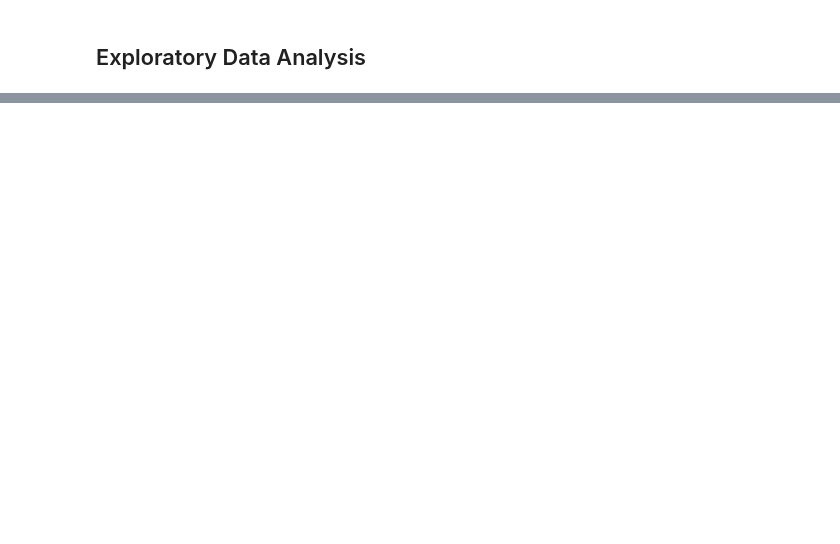
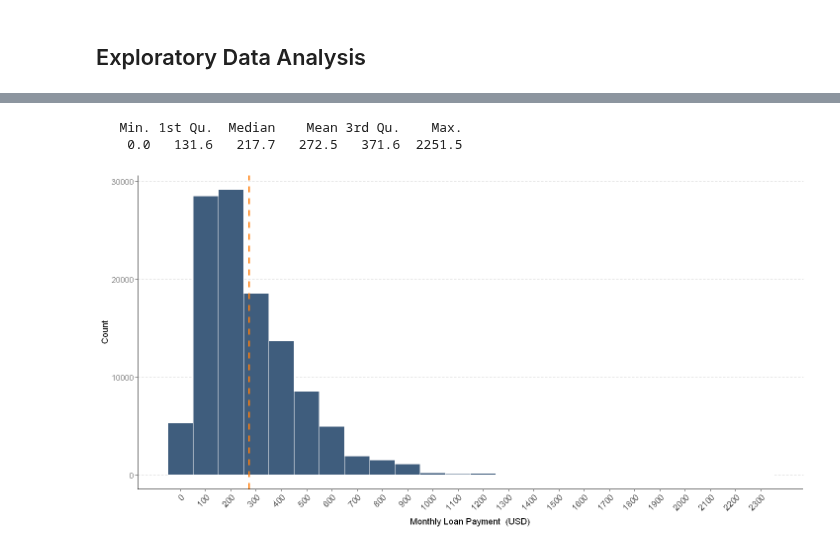
Before and after one commit to BarbaraStempien/DA--Loan-Data-from-Prosper, a Jupyter notebook: analysis.ipynb, the cells around one changed output, grey strips where cells are left out. Saved outputs shown, nothing was run; the diff lists cells and outputs as text; code cells hidden in the pictures; blank space fills up the shorter version.

```diff
--- a/analysis.ipynb
+++ b/analysis.ipynb
@@ -225,0 +338,20 @@ options(repr.plot.width=8, repr.plot.height=4)
+# %%
+# Monthly Loan Payment statistics
+summary(df$MonthlyLoanPayment)
+
+# plot Monthly Loan Payment
+ggplot(aes(x = MonthlyLoanPayment), data = df) +
+  geom_histogram(binwidth = 100, color = "#ffffff", fill = "#3F5D7D") +
+  scale_x_continuous(breaks = seq(0, 2300, 100)) +
+  labs(x = "Monthly Loan Payment  (USD)", y = "Count") +
+  theme(axis.title.x = element_text(vjust = -1),
+        axis.title.y = element_text(vjust = 1),
+        axis.text.y = element_text(size=10),
+        axis.text.x = element_text(angle = 45, hjust = 1, size=10),
+        panel.grid.major.y = element_line(color="#d3d3d3", linetype = "dashed", size=0.5)) +
+  geom_vline(aes(xintercept = mean(MonthlyLoanPayment)),
+            color = "#ff7f0e", linetype = "dashed", size = 1)
+# %% [output]
+   Min. 1st Qu.  Median    Mean 3rd Qu.    Max.
+    0.0   131.6   217.7   272.5   371.6  2251.5
+[figure, added]
```
Also changed, not shown: parts of 10 cells of this notebook.
